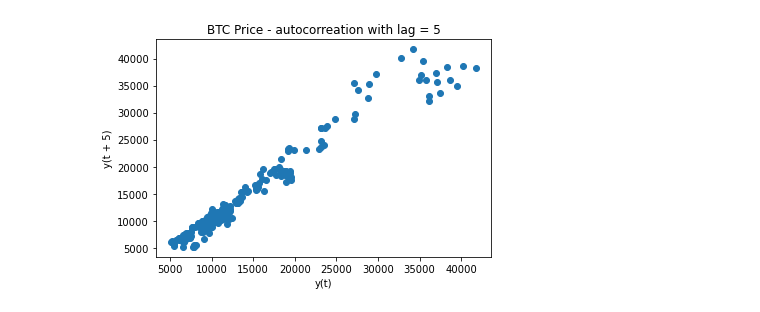
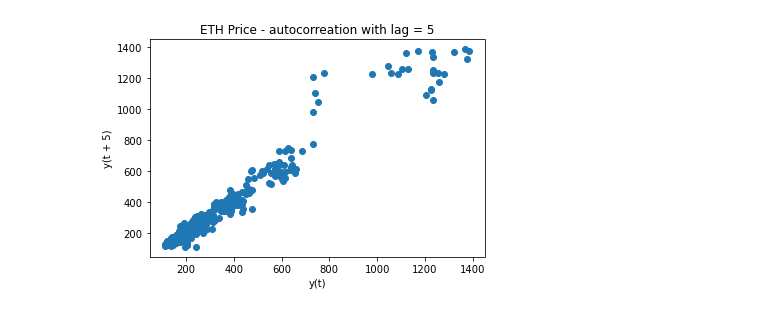
Before and after one commit to kanggg007/Cyptocurrency_project, a Jupyter notebook: AR_maching_model.ipynb, the cells around one changed output. Cells and saved outputs as stored; diff of their text form; code cells hidden in the pictures.

Commit message:
updates plots and models

```diff
--- a/AR_maching_model.ipynb
+++ b/AR_maching_model.ipynb
@@ -27,0 +16,34 @@ data.head()
+# %%
+import pandas as pd
+import numpy as np
+import matplotlib.pyplot as plt
+from config2 import db_password
+from sqlalchemy import create_engine
+%matplotlib inline
+
+db_string = f"postgres://postgres:{db_password}@localhost/cryptocurrency_db"
+engine = create_engine(db_string)
+
+# SQLAlchemy connectable
+cnx = create_engine('sqlite:///cryptocurrency_db').connect()
+
+li = []
+coin_list = [
+'BTC','ETH','USDT','DOT','XRP',
+'ADA','LINK','LTC','BCH','XLM',
+'BNB','DOGE','USDC','HEX','UNI',
+'WBTC','AAVE','BSV','EOS','CEL'
+]
+
+for coin in coin_list:
+    df = pd.read_sql_table(coin + '_data', con=engine)
+    li.append(df)
+
+
+df = pd.concat(li, ignore_index=True)
+df = df.fillna(0)
+
+# df.reset_index(drop=True, inplace=True)
+df# loading last year data from dataset
+# data = pd.read_csv('test_bitcoin.csv')
+# data.head()
@@ -27,0 +64,7 @@ data.head()
+# %%
+data=df.loc[df['asset_id']==2]
+
+df=data[['time','close']]
+
+# data.set_index('time', inplace=True)
+df=df.reset_index(drop=True)
@@ -28,9 +102,9 @@ data.head()
 # %%
 # our target variable will be closing price
 # before building a Autoregrssion model, lets see if theres a cross correation
 plt.figure()
-lag_plot(data['open'], lag =5)
-plt.title('BTC Price - autocorreation with lag = 5')
+lag_plot(data['close'], lag =5)
+plt.title('ETH Price - autocorreation with lag = 5')
 plt.show()
 # %% [output]
-[figure, old version]
+[figure, new version]
```
Also changed, not shown: parts of 22 cells of this notebook, 7 other files.
